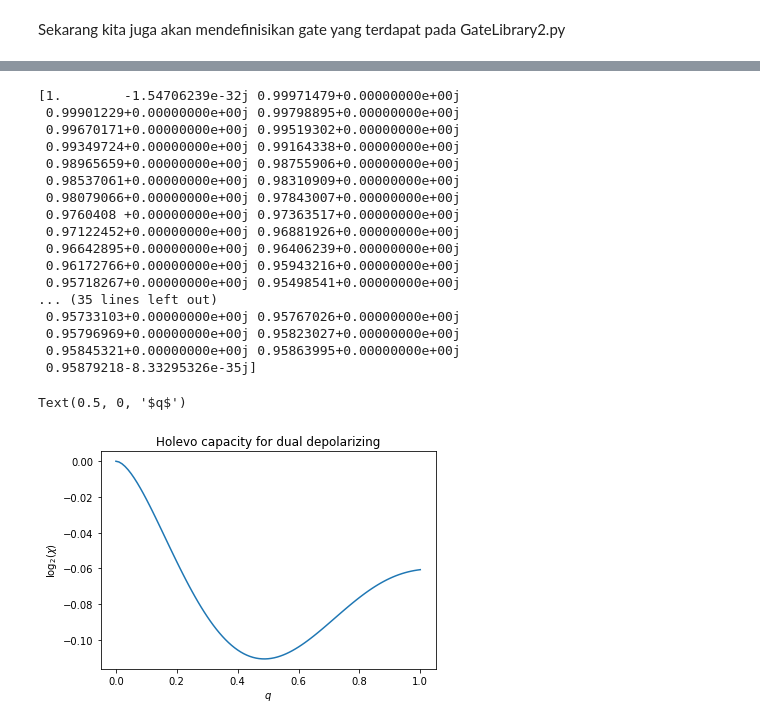
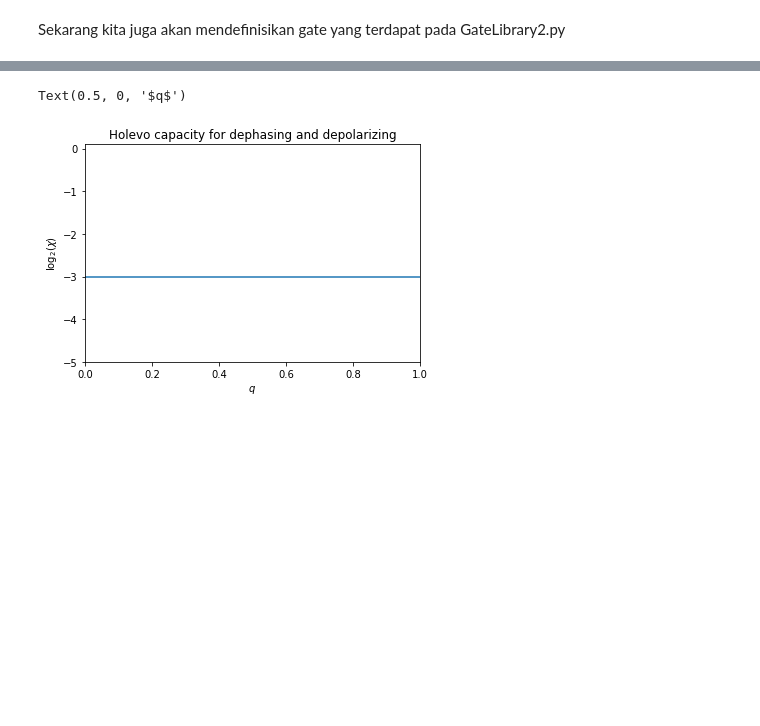
Before and after one commit to lakubis/PythonAssist, a Jupyter notebook: Perhitungan_Goswami.ipynb, the cells around one changed output, grey strips where cells are left out. Saved outputs shown, nothing was run; the diff lists cells and outputs as text; code cells hidden in the pictures; blank space fills up the shorter version.

Commit message:
Added some visualization

```diff
--- a/Perhitungan_Goswami.ipynb
+++ b/Perhitungan_Goswami.ipynb
@@ -145,32 +209,37 @@ rho_t = sp.Rational(1/2)*pauli0 + (a/2)*pauli1 + (b/2)*pauli2 + (c/2)*pauli3
 
 
 #Kekuatan noise
-#NoiseStrength = np.arange(0.0,1.01,0.01)
-NoiseStrength = np.arange(0.0,1.1,0.1)
+NoiseStrength = np.arange(0.0,1.01,0.01)
+#NoiseStrength = np.arange(0.0,1.1,0.1)
 
 #Nilai gamma
 GammaValue = 1/2
 GammaValue = simplify(GammaValue)
 
 #Nilai parameter [a,b,c]
-qubit_param = [0,1,0]
+qubit_param = [1,0,0]
 
-gate_p = gl.choose_gate('p',1)
-gate_q = gl.choose_gate('p',3)
+gate_p = gl.choose_gate('p',0)
+gate_q = gl.choose_gate('p',0)
 
 #Sekarang kita akan mencari hasil untuk tiap strength yang berbeda
 hasil = np.zeros(len(NoiseStrength),dtype=complex)
 for i in range(len(NoiseStrength)):
-    hasil[i] = Holevo(rho_c,rho_t,gate_p,gate_q,NoiseStrength[i],GammaValue,qubit_param)
+    hasil[i] = Holevo(rho_c,rho_t,gate_p,gate_q,NoiseStrength[i],NoiseStrength[i],GammaValue,qubit_param)
 
 
 
 print(hasil)
 
-log_hasil = np.log2(hasil)
+log_hasil = np.log(hasil)
 
 plt.plot(NoiseStrength,log_hasil)
-plt.title('Holevo capacity for bitflip and dephasing noise')
-plt.ylabel('$\log_2(\chi$)')
+plt.title('Holevo capacity for dephasing and depolarizing channels')
+plt.ylim([-2,0.1])
+plt.xlim([0,1])
+plt.ylabel('$\log(\chi$)')
 plt.xlabel('$q$')
+
+real_log_hasil = np.real(log_hasil)
+print(np.argmin(real_log_hasil)/100)
 # %% [output]
@@ -196,57 +385,41 @@ pauli0 = sp.Matrix([[1,0],[0,1]])
 pauli1 = sp.Matrix([[0,1],[1,0]])
 pauli2 = sp.Matrix([[0,-sp.I],[sp.I,0]])
 pauli3 = sp.Matrix([[1,0],[0,-1]])
 rho_t = sp.Rational(1/2)*pauli0 + (a/2)*pauli1 + (b/2)*pauli2 + (c/2)*pauli3
 
 
 
 #Kekuatan noise
 NoiseStrength = np.arange(0.0,1.01,0.01)
+NoiseConstant = 1
 #NoiseStrength = np.arange(0.0,1.1,0.1)
 
 #Nilai gamma
 GammaValue = 1/2
 GammaValue = simplify(GammaValue)
 
 #Nilai parameter [a,b,c]
-qubit_param = [1,0,0]
+qubit_param = [1/np.sqrt(3),1/np.sqrt(3),1/np.sqrt(3)]
 
-gate_p = gl.choose_gate('p',4)
+gate_p = gl.choose_gate('p',3)
 gate_q = gl.choose_gate('p',4)
 
 #Sekarang kita akan mencari hasil untuk tiap strength yang berbeda
 hasil = np.zeros(len(NoiseStrength),dtype=complex)
 for i in range(len(NoiseStrength)):
-    hasil[i] = Holevo(rho_c,rho_t,gate_p,gate_q,NoiseStrength[i],GammaValue,qubit_param)
+    hasil[i] = Holevo(rho_c,rho_t,gate_p,gate_q,NoiseConstant,NoiseStrength[i],GammaValue,qubit_param)
 
 
 
-print(hasil)
-
-log_hasil = np.log2(hasil)
+log_hasil = np.log(hasil)
 
 plt.plot(NoiseStrength,log_hasil)
-plt.title('Holevo capacity for dual depolarizing')
+plt.title('Holevo capacity for dephasing and depolarizing')
 plt.ylabel('$\log_2(\chi$)')
+plt.ylim([-5,0.1])
+plt.xlim([0,1])
 plt.xlabel('$q$')
 # %% [output]
-[1.        -1.54706239e-32j 0.99971479+0.00000000e+00j
- 0.99901229+0.00000000e+00j 0.99798895+0.00000000e+00j
- 0.99670171+0.00000000e+00j 0.99519302+0.00000000e+00j
- 0.99349724+0.00000000e+00j 0.99164338+0.00000000e+00j
- 0.98965659+0.00000000e+00j 0.98755906+0.00000000e+00j
- 0.98537061+0.00000000e+00j 0.98310909+0.00000000e+00j
- 0.98079066+0.00000000e+00j 0.97843007+0.00000000e+00j
- 0.9760408 +0.00000000e+00j 0.97363517+0.00000000e+00j
- 0.97122452+0.00000000e+00j 0.96881926+0.00000000e+00j
- 0.96642895+0.00000000e+00j 0.96406239+0.00000000e+00j
- 0.96172766+0.00000000e+00j 0.95943216+0.00000000e+00j
- 0.95718267+0.00000000e+00j 0.95498541+0.00000000e+00j
-... (35 lines left out)
- 0.95733103+0.00000000e+00j 0.95767026+0.00000000e+00j
- 0.95796969+0.00000000e+00j 0.95823027+0.00000000e+00j
- 0.95845321+0.00000000e+00j 0.95863995+0.00000000e+00j
- 0.95879218-8.33295326e-35j]
+Text(0.5, 0, '$q$')
-Text(0.5, 0, '$q$')
-[figure, old version]
+[figure, new version]
 # %%
```
Also changed, not shown: parts of 13 cells of this notebook, 18 other files.
